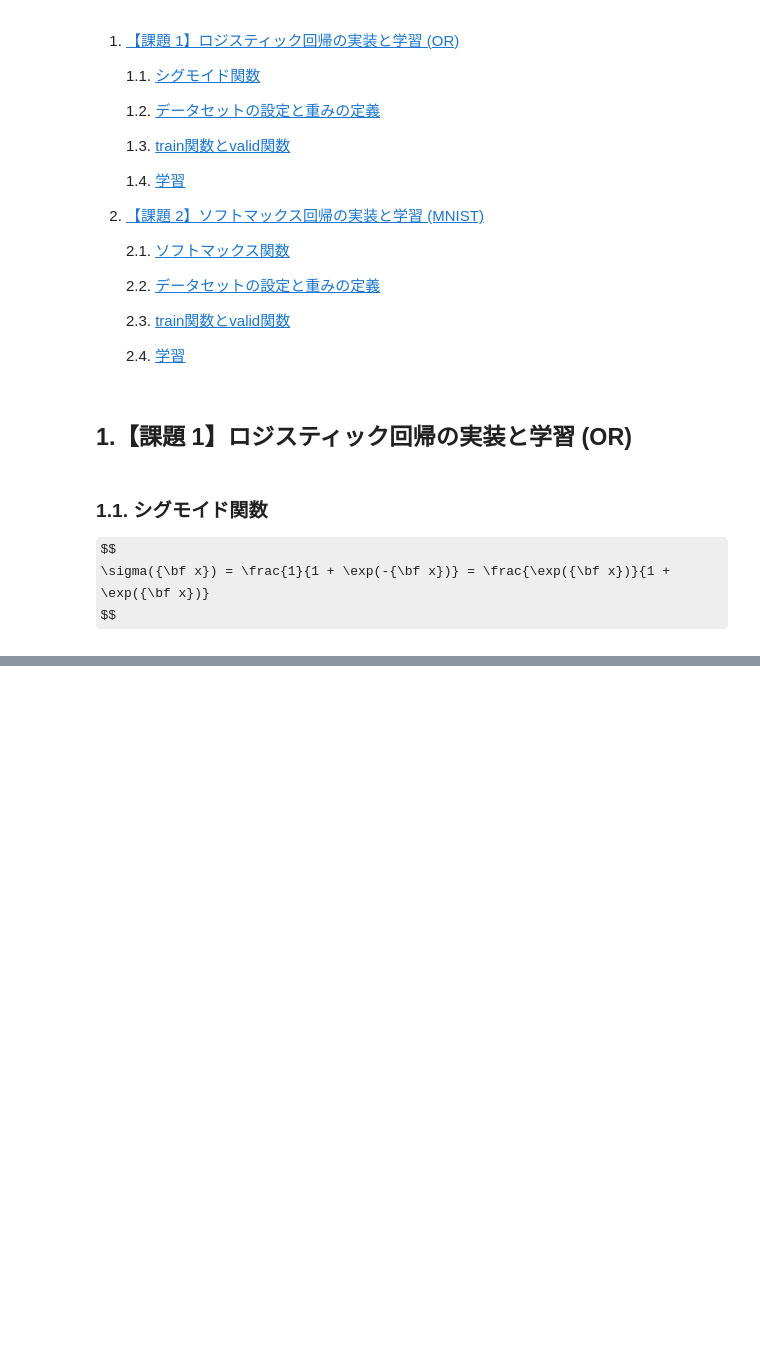
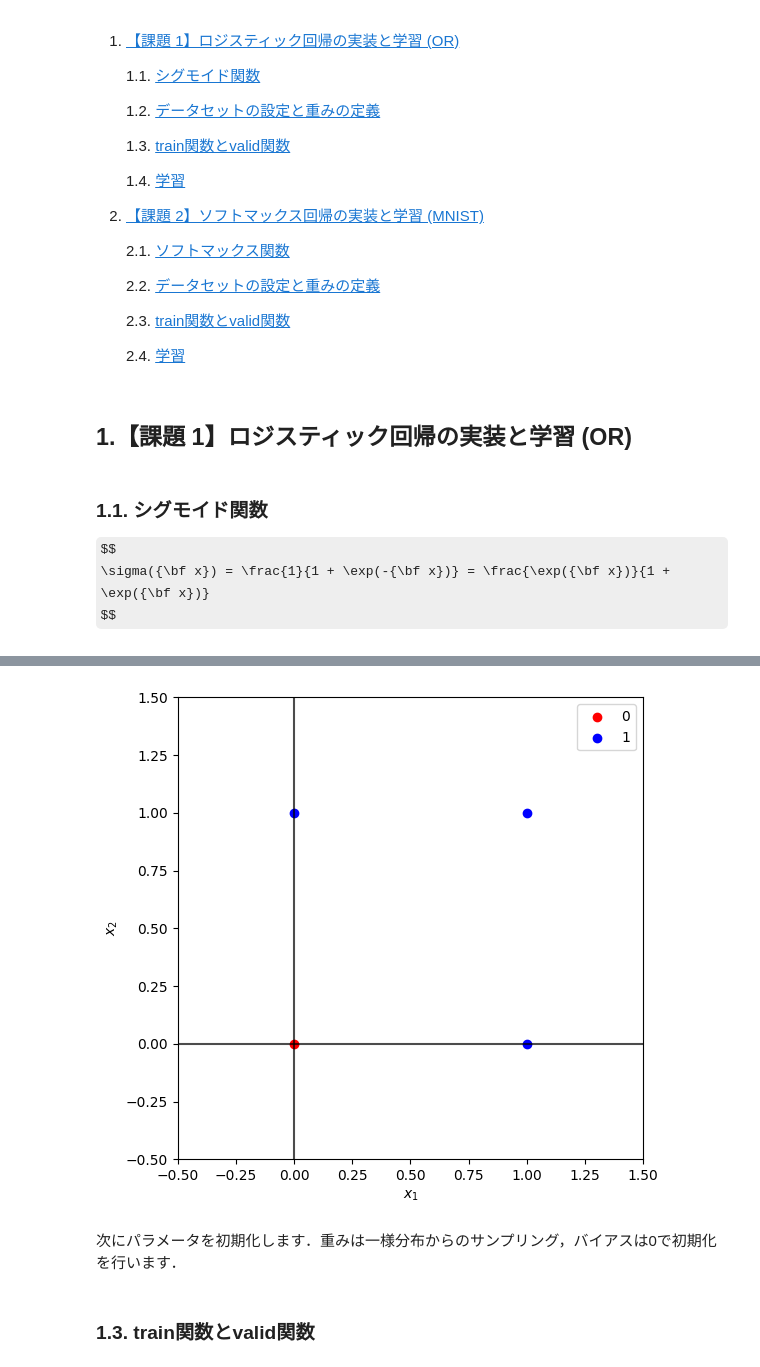
Before and after one commit to RyosukeAlex/ai-engneering, a Jupyter notebook: notebook/jdla/lecture/02ex_logistic_reg.ipynb, the cells around one changed output, grey strips where cells are left out. Drawn from its saved outputs; the diff is of its cells as text; code cells hidden in the pictures; some formulas as TeX source; blank space fills up the shorter version.

```diff
--- a/notebook/jdla/lecture/02ex_logistic_reg.ipynb
+++ b/notebook/jdla/lecture/02ex_logistic_reg.ipynb
@@ -49,0 +76,24 @@ def sigmoid(x):
+# %%
+# ORのデータセット
+x_train_or = np.array([[0, 1], [1, 0], [0, 0], [1, 1]])  # (4, 2)
+y_train_or = np.array([[1], [1], [0], [1]])              # (4, 1)
+x_valid_or, y_valid_or = x_train_or, y_train_or
+# x_test_or, y_test_or = x_train_or, y_train_or
+
+plt.figure(figsize=(6, 6))
+plt.hlines([0], xmin=-1, xmax=2, color="black", alpha=0.7)
+plt.vlines([0], ymin=-1, ymax=2, color="black", alpha=0.7)
+
+plt.scatter(*x_train_or[y_train_or.squeeze() == 0].T, color="red", label="0")
+plt.scatter(*x_train_or[y_train_or.squeeze() == 1].T, color="blue", label="1")
+
+plt.xlabel(r"$x_1$")
+plt.ylabel(r"$x_2$")
+plt.xlim([-0.5, 1.5])
+plt.ylim([-0.5, 1.5])
+plt.legend()
+plt.show()
+# %% [output]
+[figure, added]
+# %% [markdown]
+次にパラメータを初期化します．重みは一様分布からのサンプリング，バイアスは0で初期化を行います．
@@ -49,0 +104,2 @@ def sigmoid(x):
+# %% [markdown]
+### 1.3. train関数とvalid関数
```
Also changed, not shown: parts of 28 cells of this notebook.
